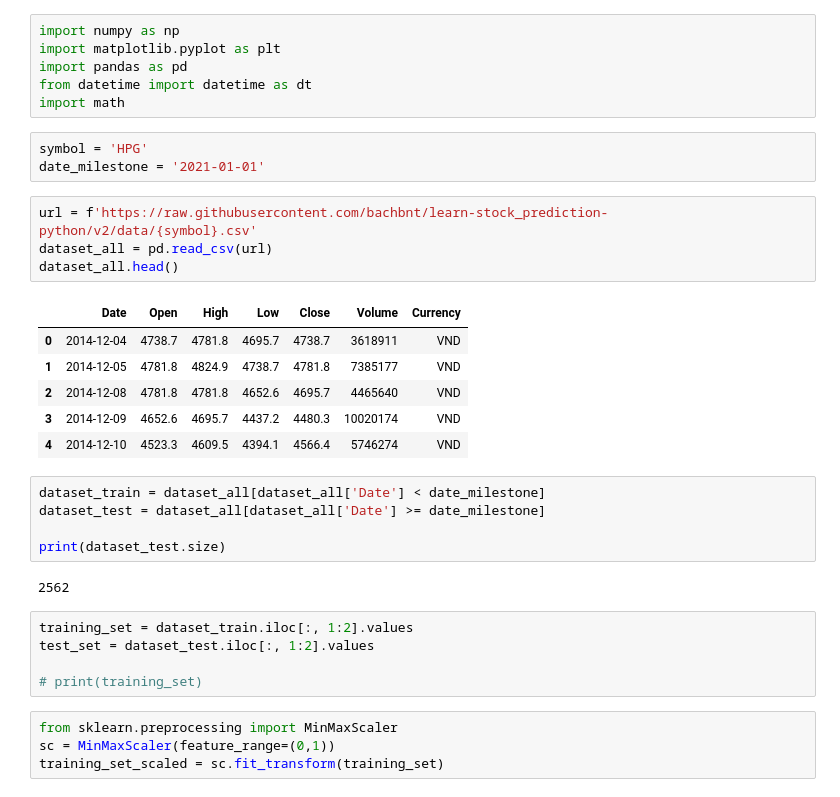
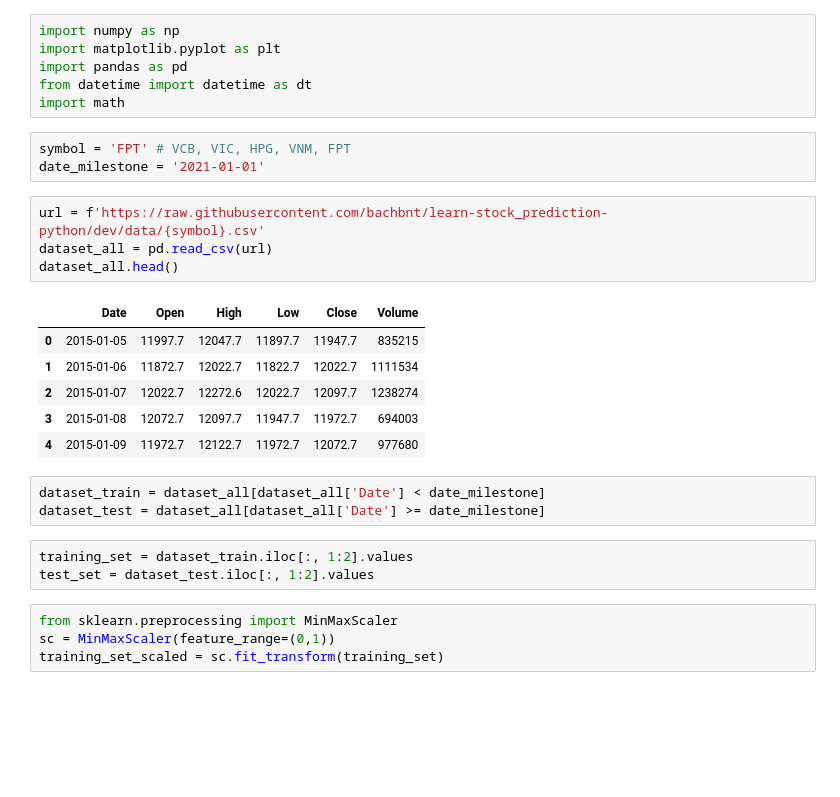
Before and after one commit to bachbnt/learn-stock_prediction-python, a Jupyter notebook: Thesis.ipynb, the cells around one changed output. Cells and saved outputs as stored; diff of their text form; blank space fills up the shorter version.

```diff
--- a/Thesis.ipynb
+++ b/Thesis.ipynb
@@ -5,31 +5,25 @@ import pandas as pd
 from datetime import datetime as dt
 import math
 # %%
-symbol = 'HPG'
+symbol = 'FPT' # VCB, VIC, HPG, VNM, FPT
 date_milestone = '2021-01-01'
 # %%
-url = f'https://raw.githubusercontent.com/bachbnt/learn-stock_prediction-python/v2/data/{symbol}.csv'
+url = f'https://raw.githubusercontent.com/bachbnt/learn-stock_prediction-python/dev/data/{symbol}.csv'
 dataset_all = pd.read_csv(url)
 dataset_all.head()
 # %% [output]
-|  | Date | Open | High | Low | Close | Volume | Currency |
-| 0 | 2014-12-04 | 4738.7 | 4781.8 | 4695.7 | 4738.7 | 3618911 | VND |
-| 1 | 2014-12-05 | 4781.8 | 4824.9 | 4738.7 | 4781.8 | 7385177 | VND |
-| 2 | 2014-12-08 | 4781.8 | 4781.8 | 4652.6 | 4695.7 | 4465640 | VND |
-| 3 | 2014-12-09 | 4652.6 | 4695.7 | 4437.2 | 4480.3 | 10020174 | VND |
-| 4 | 2014-12-10 | 4523.3 | 4609.5 | 4394.1 | 4566.4 | 5746274 | VND |
+|  | Date | Open | High | Low | Close | Volume |
+| 0 | 2015-01-05 | 11997.7 | 12047.7 | 11897.7 | 11947.7 | 835215 |
+| 1 | 2015-01-06 | 11872.7 | 12022.7 | 11822.7 | 12022.7 | 1111534 |
+| 2 | 2015-01-07 | 12022.7 | 12272.6 | 12022.7 | 12097.7 | 1238274 |
+| 3 | 2015-01-08 | 12072.7 | 12097.7 | 11947.7 | 11972.7 | 694003 |
+| 4 | 2015-01-09 | 11972.7 | 12122.7 | 11972.7 | 12072.7 | 977680 |
 # %%
 dataset_train = dataset_all[dataset_all['Date'] < date_milestone]
 dataset_test = dataset_all[dataset_all['Date'] >= date_milestone]
-
-print(dataset_test.size)
-# %% [output]
-2562
 # %%
 training_set = dataset_train.iloc[:, 1:2].values
 test_set = dataset_test.iloc[:, 1:2].values
-
-# print(training_set)
 # %%
 from sklearn.preprocessing import MinMaxScaler
 sc = MinMaxScaler(feature_range=(0,1))
```
Also changed, not shown: parts of 8 cells of this notebook, 7 other files.
